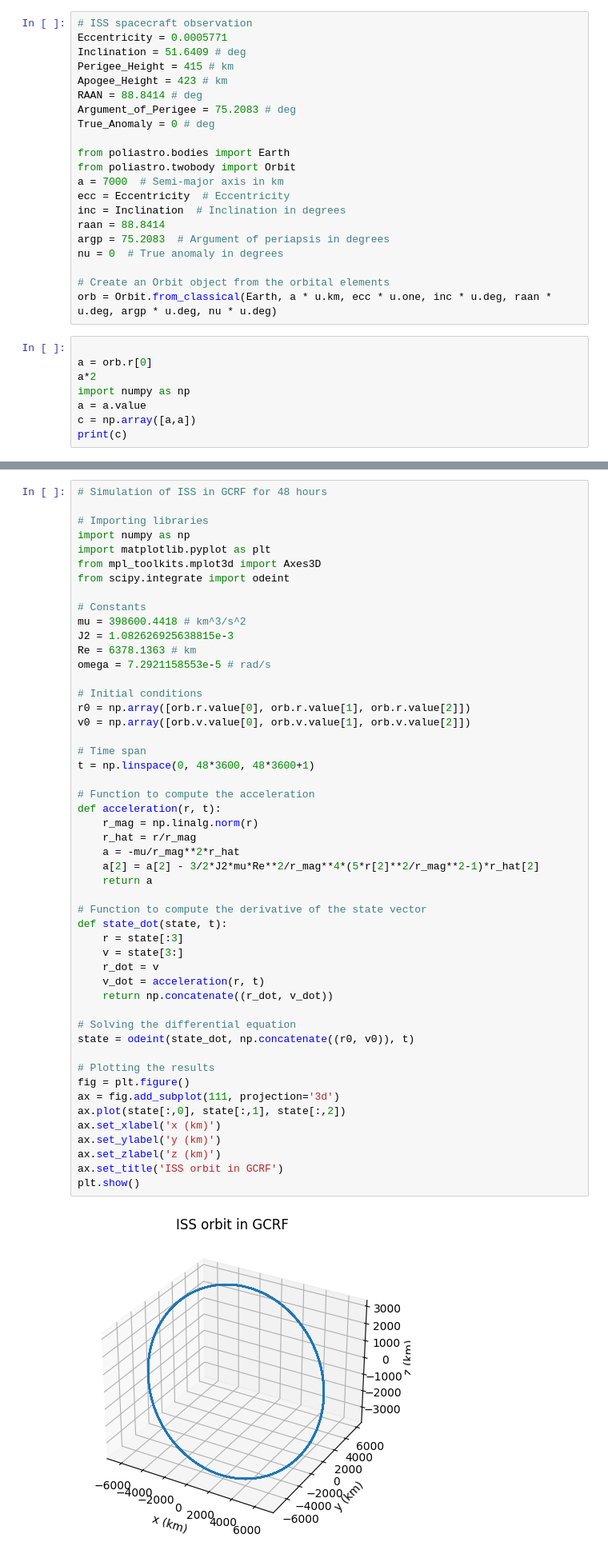
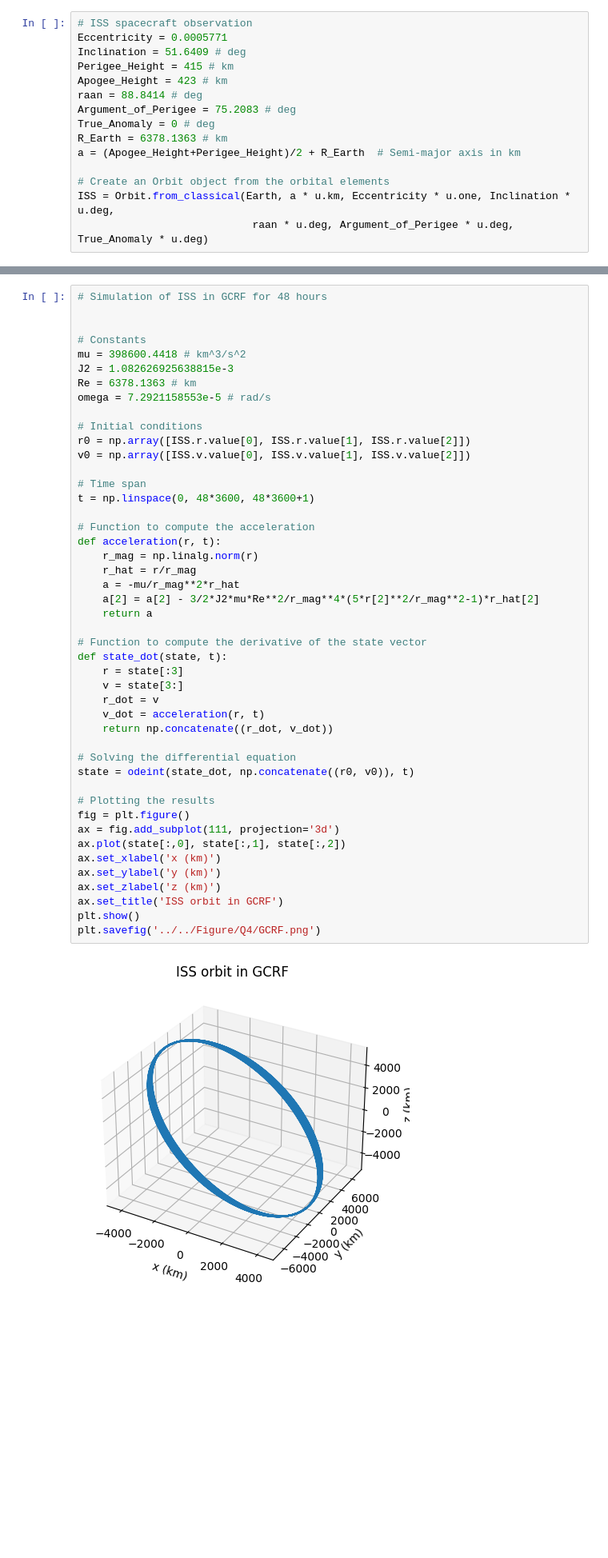
Before and after one commit to alibaniasad1999/Advanced_orbital_mechanics, a Jupyter notebook: HW/HW2/Code/Q4/Q4.ipynb, the cells around one changed output, grey strips where cells are left out. Shown at 80% size. Cells and saved outputs as stored; diff of their text form; blank space fills up the shorter version.

```diff
--- a/HW/HW2/Code/Q4/Q4.ipynb
+++ b/HW/HW2/Code/Q4/Q4.ipynb
@@ -4,26 +31,12 @@ Eccentricity = 0.0005771
 Inclination = 51.6409 # deg
 Perigee_Height = 415 # km
 Apogee_Height = 423 # km
-RAAN = 88.8414 # deg
+raan = 88.8414 # deg
 Argument_of_Perigee = 75.2083 # deg
 True_Anomaly = 0 # deg
-
-from poliastro.bodies import Earth
-from poliastro.twobody import Orbit
-a = 7000  # Semi-major axis in km
-ecc = Eccentricity  # Eccentricity
-inc = Inclination  # Inclination in degrees
-raan = 88.8414
-argp = 75.2083  # Argument of periapsis in degrees
-nu = 0  # True anomaly in degrees
+R_Earth = 6378.1363 # km
+a = (Apogee_Height+Perigee_Height)/2 + R_Earth  # Semi-major axis in km
 
 # Create an Orbit object from the orbital elements
-orb = Orbit.from_classical(Earth, a * u.km, ecc * u.one, inc * u.deg, raan * u.deg, argp * u.deg, nu * u.deg)
+ISS = Orbit.from_classical(Earth, a * u.km, Eccentricity * u.one, Inclination * u.deg,
+                            raan * u.deg, Argument_of_Perigee * u.deg, True_Anomaly * u.deg)
-# %%
-
-a = orb.r[0]
-a*2
-import numpy as np
-a = a.value
-c = np.array([a,a])
-print(c)
@@ -32,11 +49,6 @@ print(c)
 # %%
 # Simulation of ISS in GCRF for 48 hours
 
-# Importing libraries
-import numpy as np
-import matplotlib.pyplot as plt
-from mpl_toolkits.mplot3d import Axes3D
-from scipy.integrate import odeint
 
 # Constants
 mu = 398600.4418 # km^3/s^2
@@ -45,39 +57,40 @@ Re = 6378.1363 # km
 omega = 7.2921158553e-5 # rad/s
 
 # Initial conditions
-r0 = np.array([orb.r.value[0], orb.r.value[1], orb.r.value[2]])
-v0 = np.array([orb.v.value[0], orb.v.value[1], orb.v.value[2]])
+r0 = np.array([ISS.r.value[0], ISS.r.value[1], ISS.r.value[2]])
+v0 = np.array([ISS.v.value[0], ISS.v.value[1], ISS.v.value[2]])
 
 # Time span
 t = np.linspace(0, 48*3600, 48*3600+1)
 
 # Function to compute the acceleration
 def acceleration(r, t):
     r_mag = np.linalg.norm(r)
     r_hat = r/r_mag
     a = -mu/r_mag**2*r_hat
     a[2] = a[2] - 3/2*J2*mu*Re**2/r_mag**4*(5*r[2]**2/r_mag**2-1)*r_hat[2]
     return a
 
 # Function to compute the derivative of the state vector
 def state_dot(state, t):
     r = state[:3]
     v = state[3:]
     r_dot = v
     v_dot = acceleration(r, t)
     return np.concatenate((r_dot, v_dot))
 
 # Solving the differential equation
 state = odeint(state_dot, np.concatenate((r0, v0)), t)
 
 # Plotting the results
 fig = plt.figure()
 ax = fig.add_subplot(111, projection='3d')
 ax.plot(state[:,0], state[:,1], state[:,2])
 ax.set_xlabel('x (km)')
 ax.set_ylabel('y (km)')
 ax.set_zlabel('z (km)')
 ax.set_title('ISS orbit in GCRF')
 plt.show()
+plt.savefig('../../Figure/Q4/GCRF.png')
 # %% [output]
-[figure, old version]
+[figure, new version]
```
Also changed, not shown: parts of 28 cells of this notebook, 8 other files.
